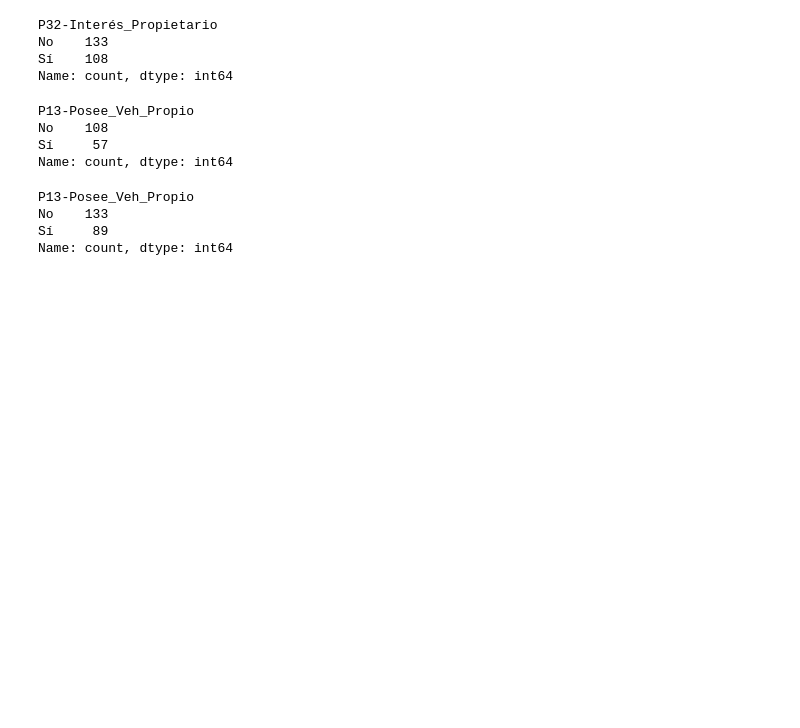
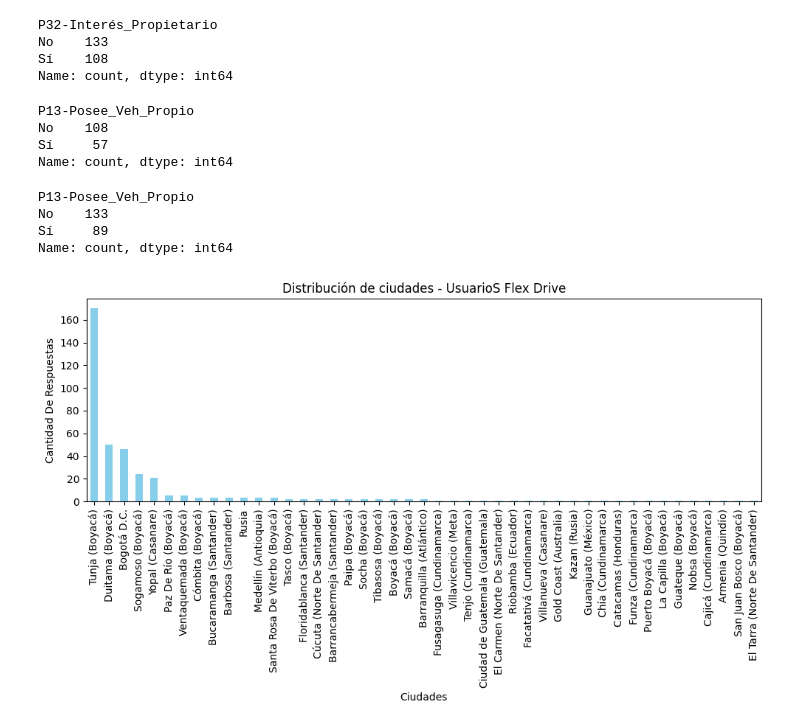
Before and after one commit to JorgeDanielRamirezNieves/Flex-Drive, a Jupyter notebook: Data-Analytics/code/Big-Data/flex-drive_analysys_figures.ipynb, the cells around one changed output. Drawn from its saved outputs; the diff is of its cells as text; code cells hidden in the pictures; blank space fills up the shorter version.

```diff
--- a/Data-Analytics/code/Big-Data/flex-drive_analysys_figures.ipynb
+++ b/Data-Analytics/code/Big-Data/flex-drive_analysys_figures.ipynb
@@ -62,3 +62,13 @@ P13-Posee_Veh_Propio
 No    133
 Sí     89
 Name: count, dtype: int64
+# %%
+df_FlexDrive['P4-Ciudad'].value_counts().plot(kind='bar', figsize=(10, 6), color='skyblue')
+plt.title('Distribución de ciudades - UsuarioS Flex Drive')
+plt.xlabel('Ciudades')
+plt.ylabel('Cantidad De Respuestas')
+plt.xticks(rotation=90)
+plt.tight_layout()
+plt.show()
+# %% [output]
+[figure, added]
```
Also changed, not shown: parts of 7 cells of this notebook, 1 other file.
